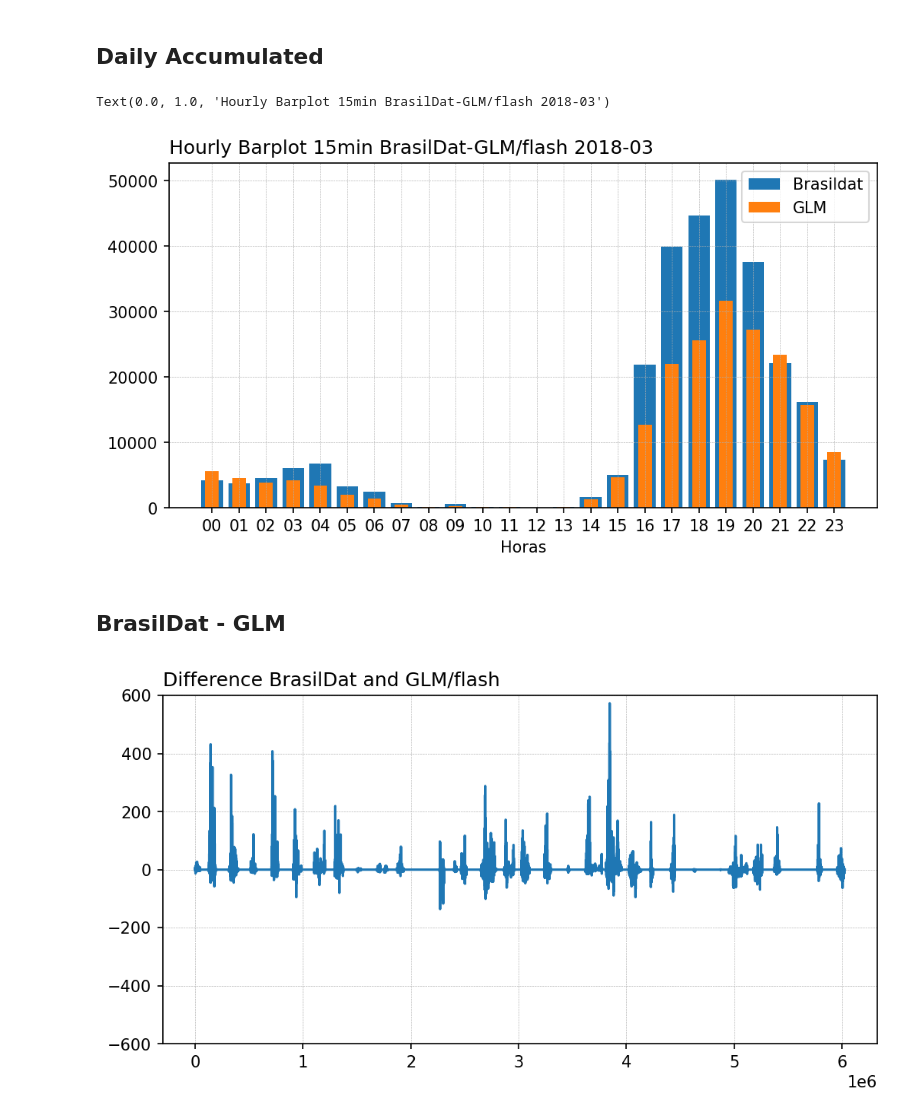
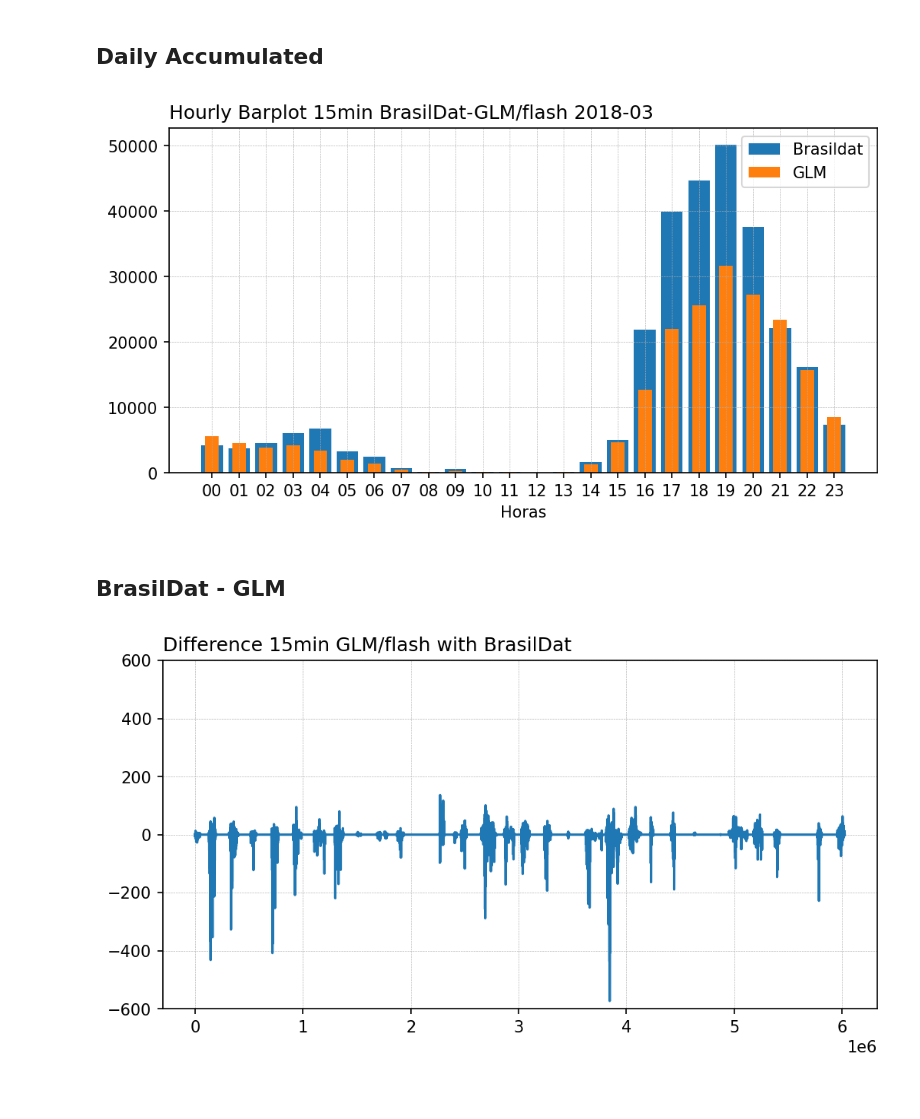
Before and after one commit to mhacarthur/Flash-density, a Jupyter notebook: python/Analysis_BrasilDat_GLM_15min.ipynb, the cells around one changed output. Drawn from its saved outputs; the diff is of its cells as text; code cells hidden in the pictures.

Commit message:
update Difference figure

```diff
--- a/python/Analysis_BrasilDat_GLM_15min.ipynb
+++ b/python/Analysis_BrasilDat_GLM_15min.ipynb
@@ -337,26 +337,28 @@ plt.xlabel('Horas')
 plt.grid(True,linewidth=0.3,linestyle='--')
 plt.legend()
 plt.title('Hourly Barplot 15min BrasilDat-GLM/flash 2018-03',loc='left')
+
+salida = '../images/GLM_Brasildat_15min_barplot.png'
+plt.savefig(salida,transparent = False,bbox_inches ='tight',pad_inches = 0.1, facecolor='white')
 # %% [output]
-Text(0.0, 1.0, 'Hourly Barplot 15min BrasilDat-GLM/flash 2018-03')
 [figure]
 # %% [markdown]
 ## BrasilDat - GLM
 # %%
 fig = plt.figure(figsize=(8,4),dpi=150)
 gs = gridspec.GridSpec(1,1)
 
 ax1 = plt.subplot(gs[0, 0])
-ax1.plot(flash_B_15_serie - flash_G_15_serie)
-ax1.set_title('Difference BrasilDat and GLM/flash', loc='left')
+ax1.plot(flash_G_15_serie - flash_B_15_serie)
+ax1.set_title('Difference 15min GLM/flash with BrasilDat', loc='left')
 
 plt.ylim(-600,600)
 plt.grid(linewidth=0.3, linestyle='--')
 
 salida = '../images/GLM_Brasildat_15min_diff.png'
 plt.savefig(salida,transparent = False,bbox_inches ='tight',pad_inches = 0.1, facecolor='white')
 # %% [output]
-[figure, old version]
+[figure, new version]
 # %%
 pos_zeros = np.where(flash_G_15_serie!=0)[0]
 flash_G_15_serie_NoZeros = flash_G_15_serie[pos_zeros]
```
Also changed, not shown: parts of 3 cells of this notebook, 2 other files.
